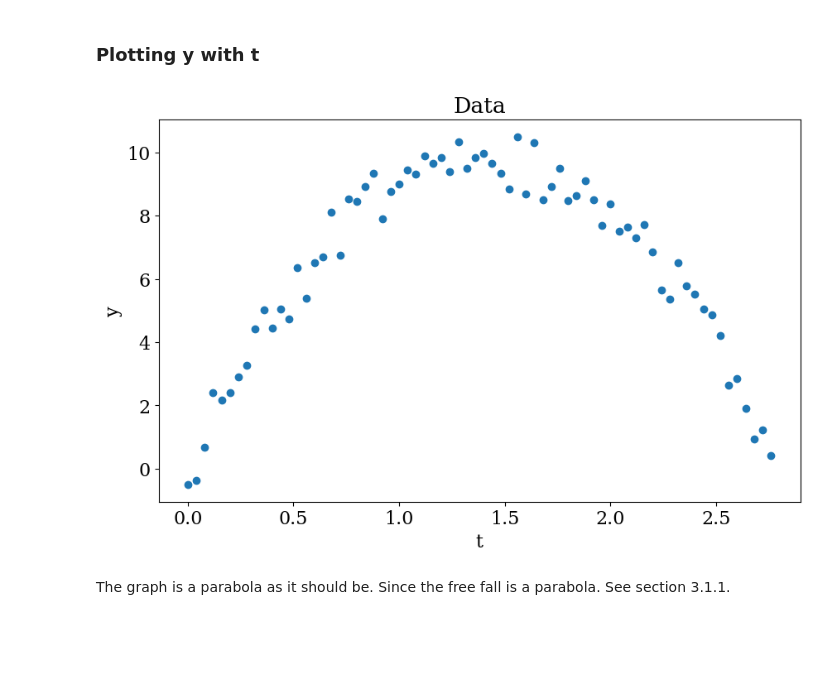
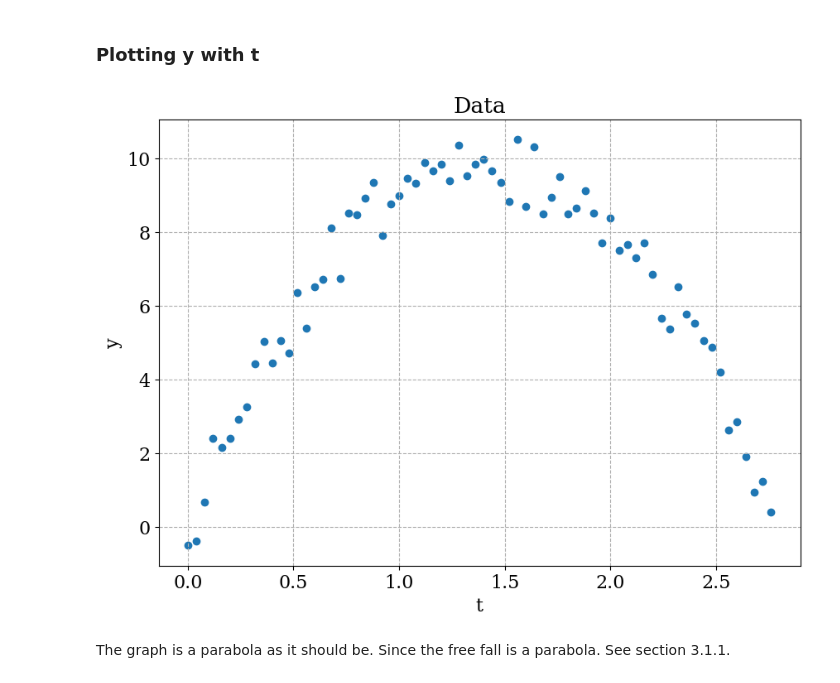
Before and after one commit to Hari31416/APL745, a Jupyter notebook: Assignments/Assignment_2/Problem_1.ipynb, the cells around one changed output. Cells and saved outputs as stored; diff of their text form; code cells hidden in the pictures; blank space fills up the shorter version.

```diff
--- a/Assignments/Assignment_2/Problem_1.ipynb
+++ b/Assignments/Assignment_2/Problem_1.ipynb
@@ -4,11 +4,12 @@
 import numpy as np
 import matplotlib.pyplot as plt
 import os
-from functools import partial
+from GD import BatchGradientDescent, MiniBatchGradientDescent, SteepestDescent
 
 plt.rcParams['figure.figsize'] = (10.0, 7.0)
 plt.rcParams["font.size"] = 16
 plt.rcParams["font.family"] = "Serif"
+plt.rcParams["grid.linestyle"] = "--"
 # %%
 DATA_DIR = 'data'
 SAVE_DIR = "plots"
@@ -218,15 +219,16 @@ The first problem is : Plot the training data. Write a code in Python to perform
 # %% [markdown]
 ### Plotting y with t
 # %%
-fig, ax = plt.subplots(figsize = (10, 6))
+fig, ax = plt.subplots()
 
 ax.scatter(t, y)
 ax.set_xlabel("t")
 ax.set_ylabel("y")
+ax.grid()
 ax.set_title("Data")
 plt.savefig(os.path.join(SAVE_DIR, "0101.png"));
 # %% [output]
-[figure, old version]
+[figure, new version]
 # %% [markdown]
 The graph is a parabola as it should be. Since the free fall is a parabola. See section 3.1.1.
 # %% [markdown]
```
Also changed, not shown: parts of 49 cells of this notebook, 30 other files.
